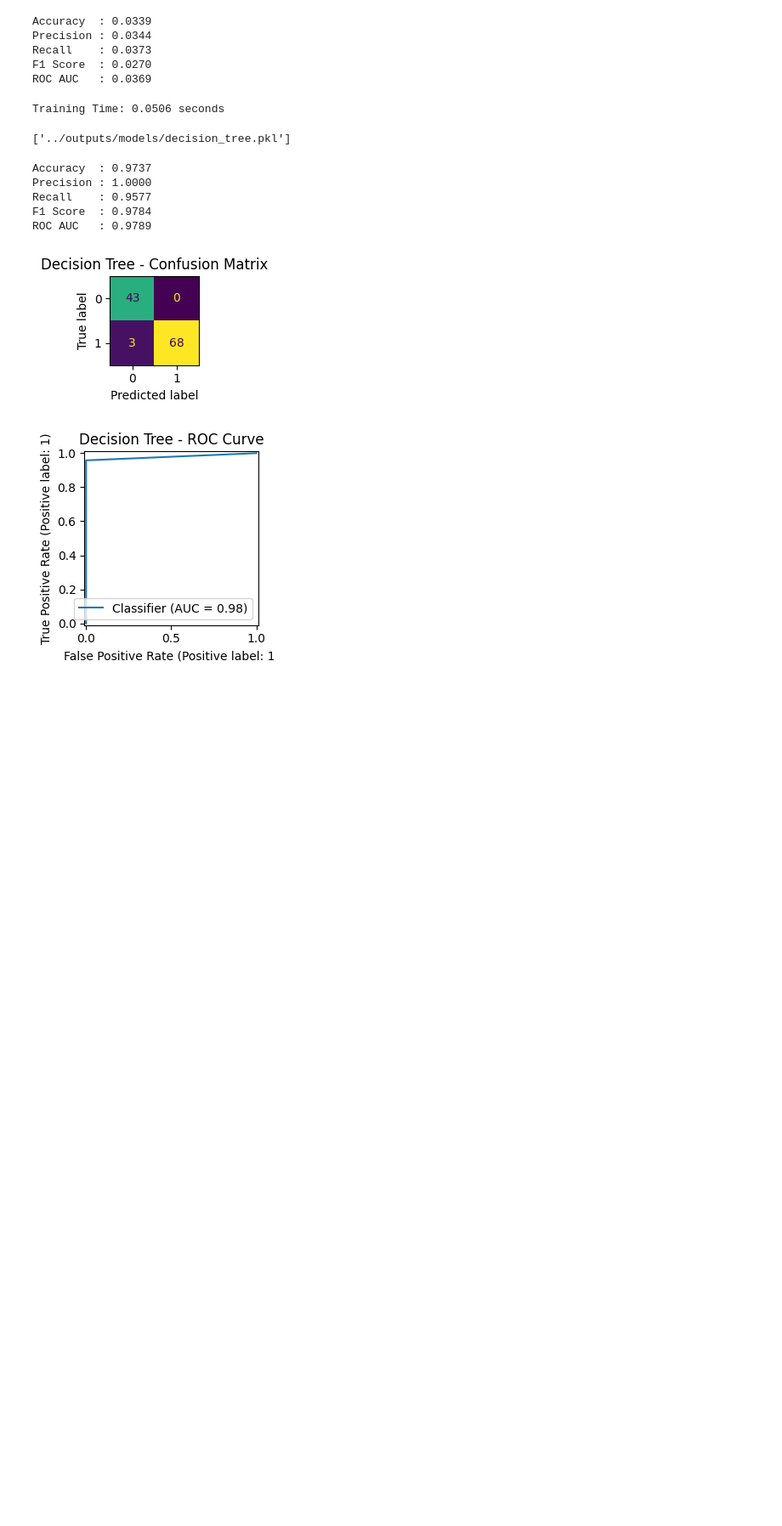
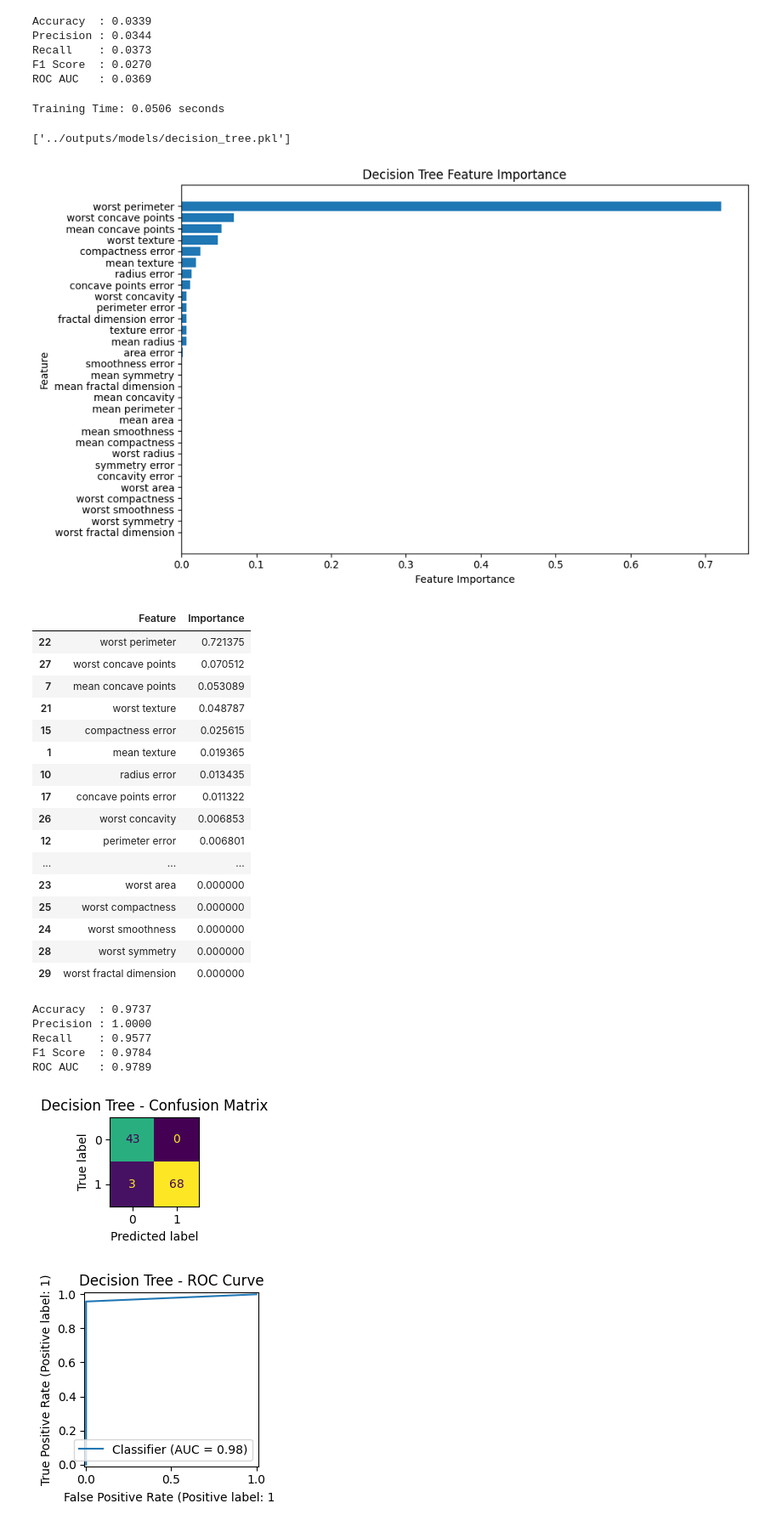
Before and after one commit to Sami-ur-Rehman1073/breast_cancer_prediction, a Jupyter notebook: notebooks/03_modeling.ipynb, the cells around one changed output. Shown at 85% size. Cells and saved outputs as stored; diff of their text form; code cells hidden in the pictures; blank space fills up the shorter version.

```diff
--- a/notebooks/03_modeling.ipynb
+++ b/notebooks/03_modeling.ipynb
@@ -570,6 +645,31 @@ Training Time: 0.0506 seconds
 joblib.dump(decision_tree_trained_pipeline, "../outputs/models/decision_tree.pkl")
 # %% [output]
 ['../outputs/models/decision_tree.pkl']
+# %%
+plot_feature_importance(
+    pipeline=decision_tree_trained_pipeline,
+    feature_names=X_train.columns,
+    model_name="Decision Tree"
+)
+# %% [output]
+[figure, added]
+|  | Feature | Importance |
+| 22 | worst perimeter | 0.721375 |
+| 27 | worst concave points | 0.070512 |
+| 7 | mean concave points | 0.053089 |
+| 21 | worst texture | 0.048787 |
+| 15 | compactness error | 0.025615 |
+| 1 | mean texture | 0.019365 |
+| 10 | radius error | 0.013435 |
+| 17 | concave points error | 0.011322 |
+| 26 | worst concavity | 0.006853 |
+| 12 | perimeter error | 0.006801 |
+| ... | ... | ... |
+| 23 | worst area | 0.000000 |
+| 25 | worst compactness | 0.000000 |
+| 24 | worst smoothness | 0.000000 |
+| 28 | worst symmetry | 0.000000 |
+| 29 | worst fractal dimension | 0.000000 |
 # %%
 (
     train_predictions,
```
Also changed, not shown: parts of 6 cells of this notebook.
